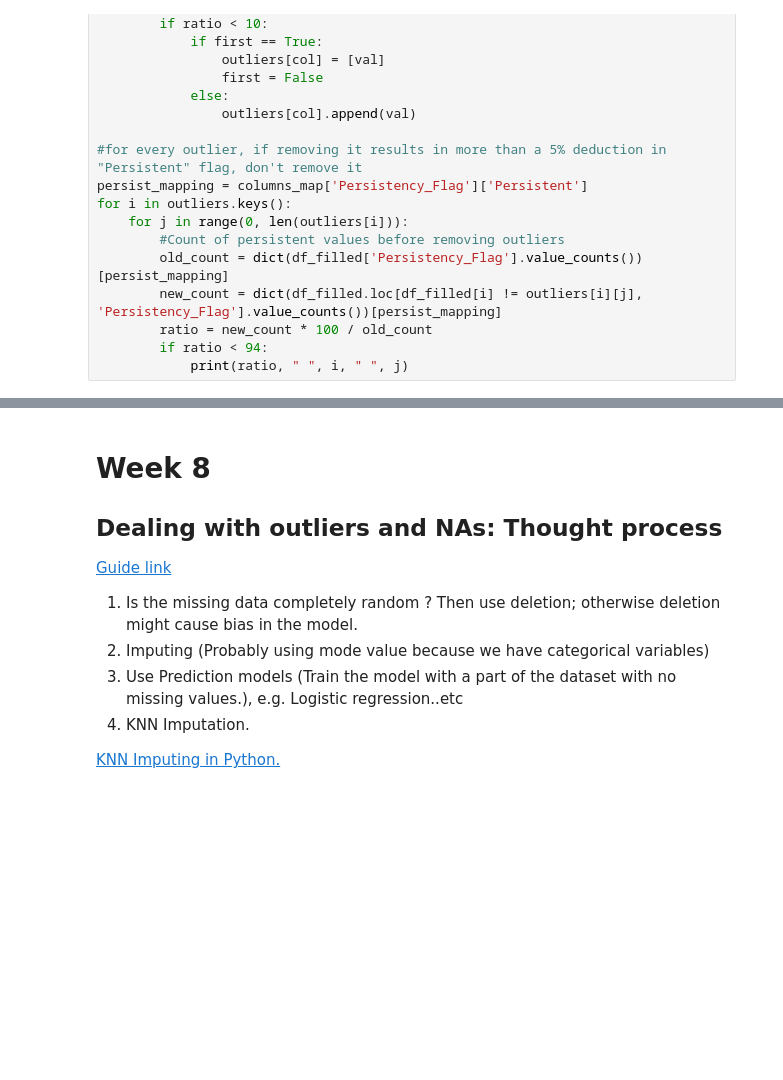
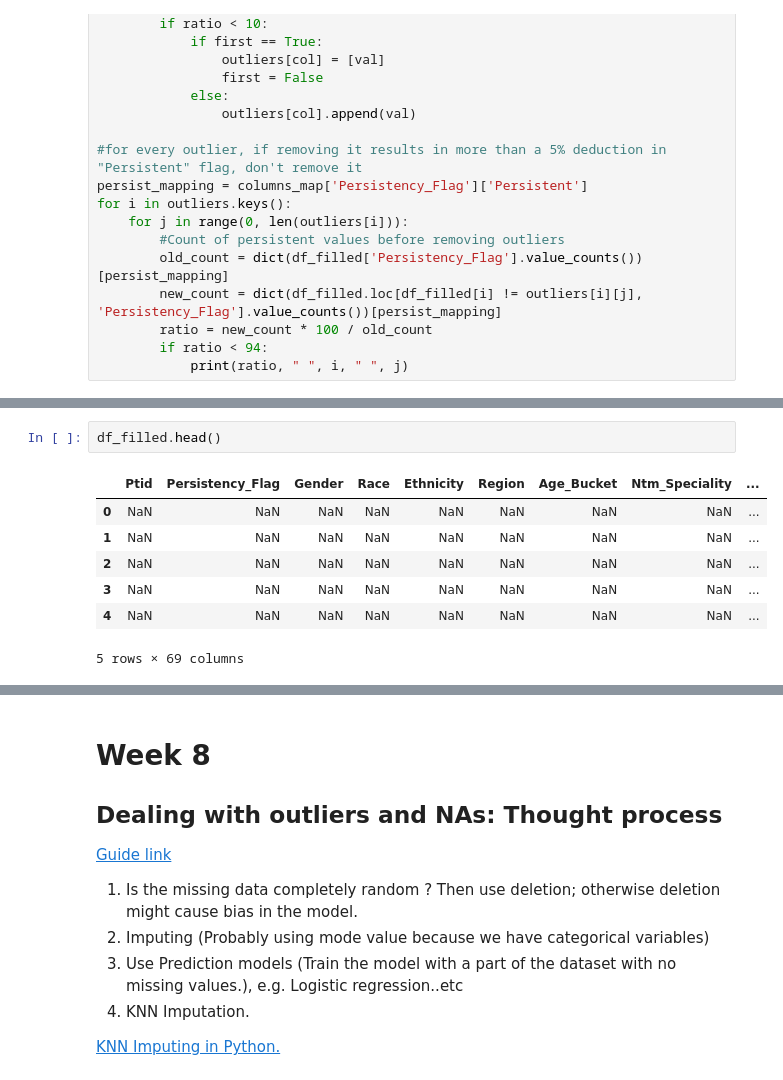
Before and after one commit to Omar-Safwat/HealthCare_project, a Jupyter notebook: Omar-Findings/Omar-Findings.ipynb, the cells around one changed output, grey strips where cells are left out. Drawn from its saved outputs; the diff is of its cells as text; blank space fills up the shorter version.

```diff
--- a/Omar-Findings/Omar-Findings.ipynb
+++ b/Omar-Findings/Omar-Findings.ipynb
@@ -130,3 +165,13 @@ for i in outliers.keys():
+# %%
+df_filled.head()
+# %% [output]
+|  | Ptid | Persistency_Flag | Gender | Race | Ethnicity | Region | Age_Bucket | Ntm_Speciality | ... |
+| 0 | NaN | NaN | NaN | NaN | NaN | NaN | NaN | NaN | ... |
+| 1 | NaN | NaN | NaN | NaN | NaN | NaN | NaN | NaN | ... |
+| 2 | NaN | NaN | NaN | NaN | NaN | NaN | NaN | NaN | ... |
+| 3 | NaN | NaN | NaN | NaN | NaN | NaN | NaN | NaN | ... |
+| 4 | NaN | NaN | NaN | NaN | NaN | NaN | NaN | NaN | ... |
+5 rows × 69 columns
 # %% [markdown]
 # Important Terminology
 ## IDN
```
Also changed, not shown: parts of 12 cells of this notebook.
